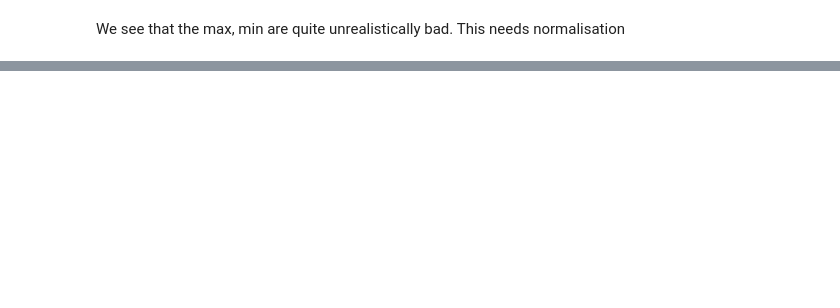
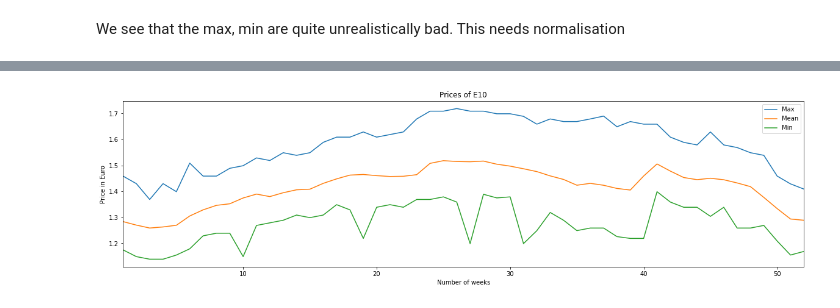
Before and after one commit to ds2019tukl/DS-2019-narayana-manjunath-reddy, a Jupyter notebook: Exercise 1.ipynb, the cells around one changed output, grey strips where cells are left out. Cells and saved outputs as stored; diff of their text form; code cells hidden in the pictures; blank space fills up the shorter version.

```diff
--- a/Exercise 1.ipynb
+++ b/Exercise 1.ipynb
@@ -130,0 +364,4 @@ df_prices.describe()
+# %%
+plot_fuel_stats('E10')
+# %% [output]
+[figure, added]
```
Also changed, not shown: parts of 55 cells of this notebook, 1 other file.
